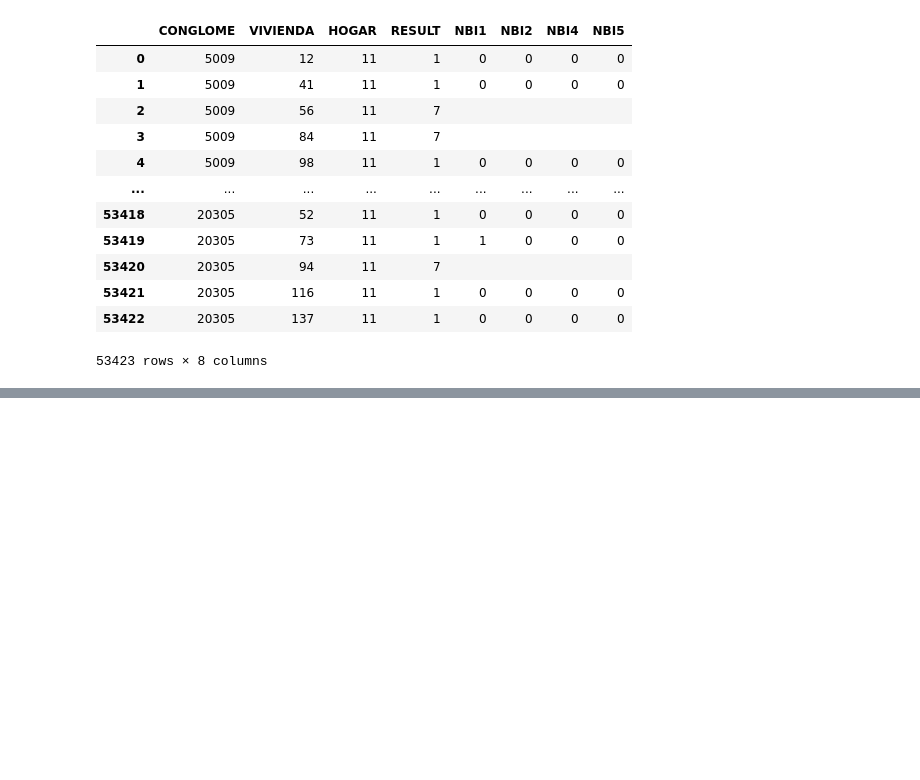
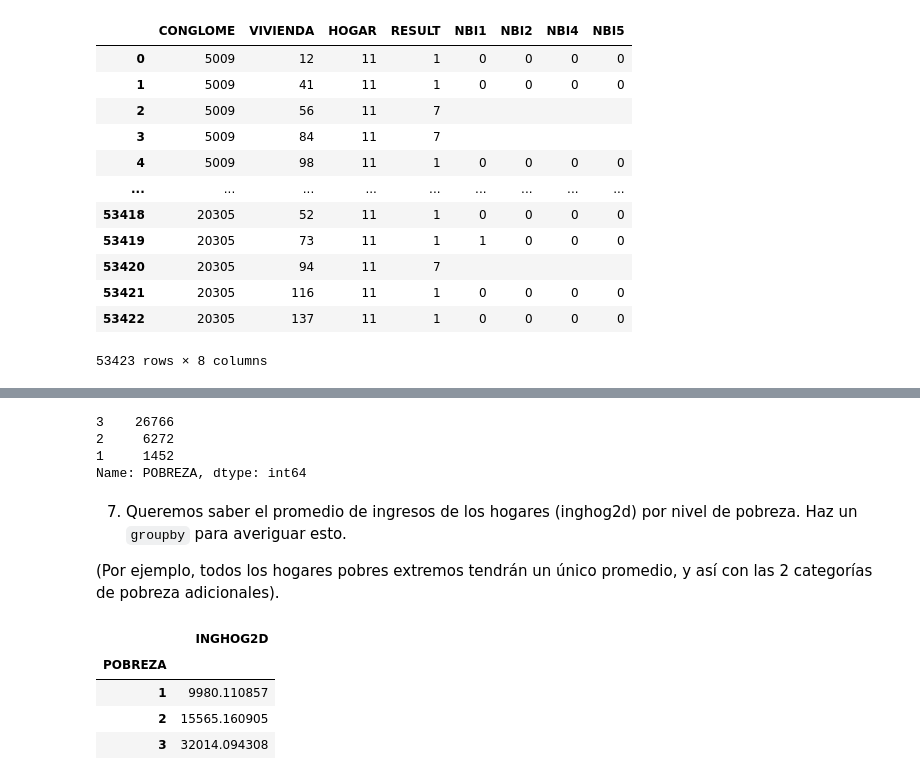
Before and after one commit to lorenzochiroque/repository_chiroque, a Jupyter notebook: TAREA 3/pruebaaaa de la t3.ipynb, the cells around one changed output, grey strips where cells are left out. Cells and saved outputs as stored; diff of their text form; code cells hidden in the pictures; blank space fills up the shorter version.

```diff
--- a/TAREA 3/pruebaaaa de la t3.ipynb
+++ b/TAREA 3/pruebaaaa de la t3.ipynb
@@ -163,0 +151,6 @@ modulo342_small
+# %%
+personas_dep = modulo341['MIEPERHO'] - modulo341['PERCEPHO']
+
+modulo341['DEPENDIENTES'] = personas_dep
+
+modulo341
@@ -163,0 +171,6 @@ modulo342_small
+# %%
+ingreso_mensual = modulo341_small['INGHOG2D'] / modulo341_small['PERCEPHO'] / 12
+
+modulo341['INGRESOxMES'] = ingreso_mensual
+
+modulo341
@@ -163,0 +191,7 @@ modulo342_small
+# %%
+
+dif_ingreso_gas = (modulo341_small['INGHOG2D'] - modulo341_small['GASHOG2D'])
+
+modulo341['INGRESO-GASTO'] = dif_ingreso_gas
+
+modulo341
@@ -163,0 +271,20 @@ modulo342_small
+# %%
+modulo342['POBREZA'].value_counts()
+# %% [output]
+3    26766
+2     6272
+1     1452
+Name: POBREZA, dtype: int64
+# %% [markdown]
+7. Queremos saber el promedio de ingresos de los hogares (inghog2d) por nivel de pobreza. Haz un `groupby` para averiguar esto.
+
+
+(Por ejemplo, todos los hogares pobres extremos tendrán un único promedio, y así con las 2 categorías de pobreza adicionales).
+# %%
+modulo341[['INGHOG2D', 'POBREZA']].groupby('POBREZA').mean()
+# %% [output]
+|  | INGHOG2D |
+| POBREZA |  |
+| 1 | 9980.110857 |
+| 2 | 15565.160905 |
+| 3 | 32014.094308 |
```
Also changed, not shown: parts of 36 cells of this notebook, 2 other files.
